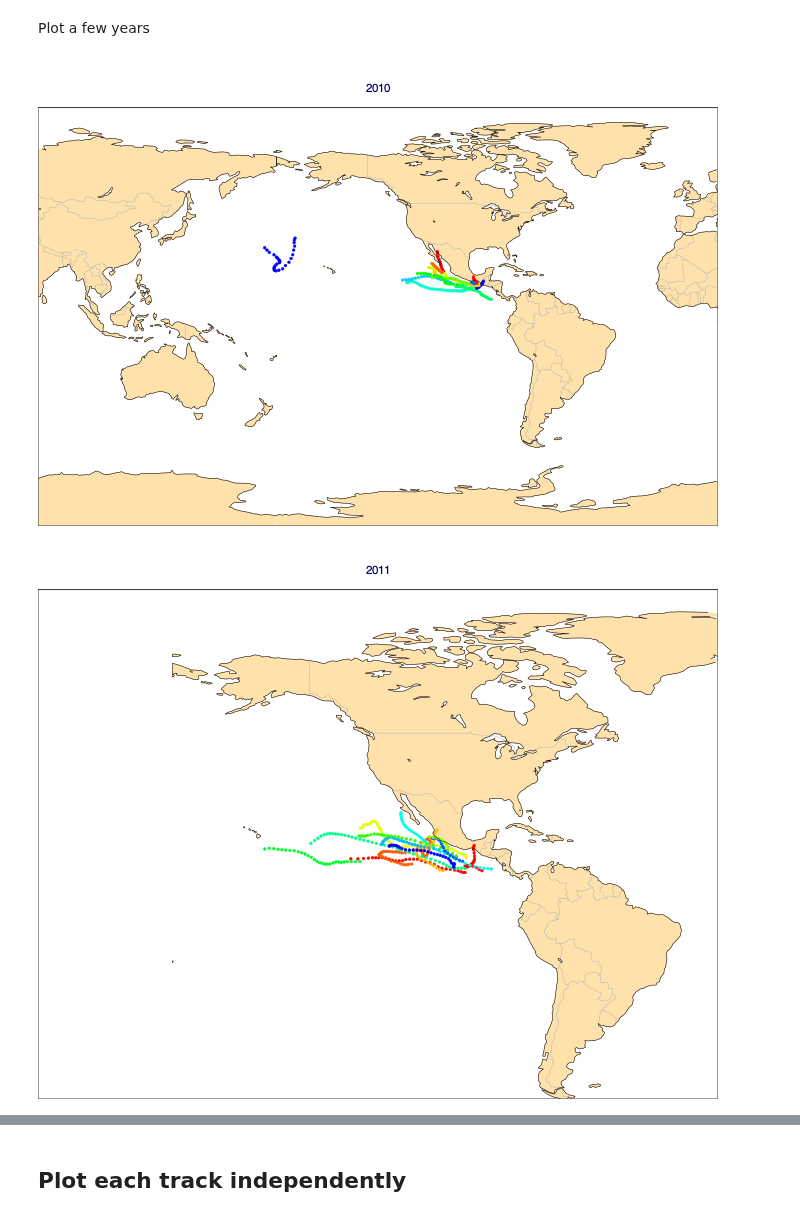
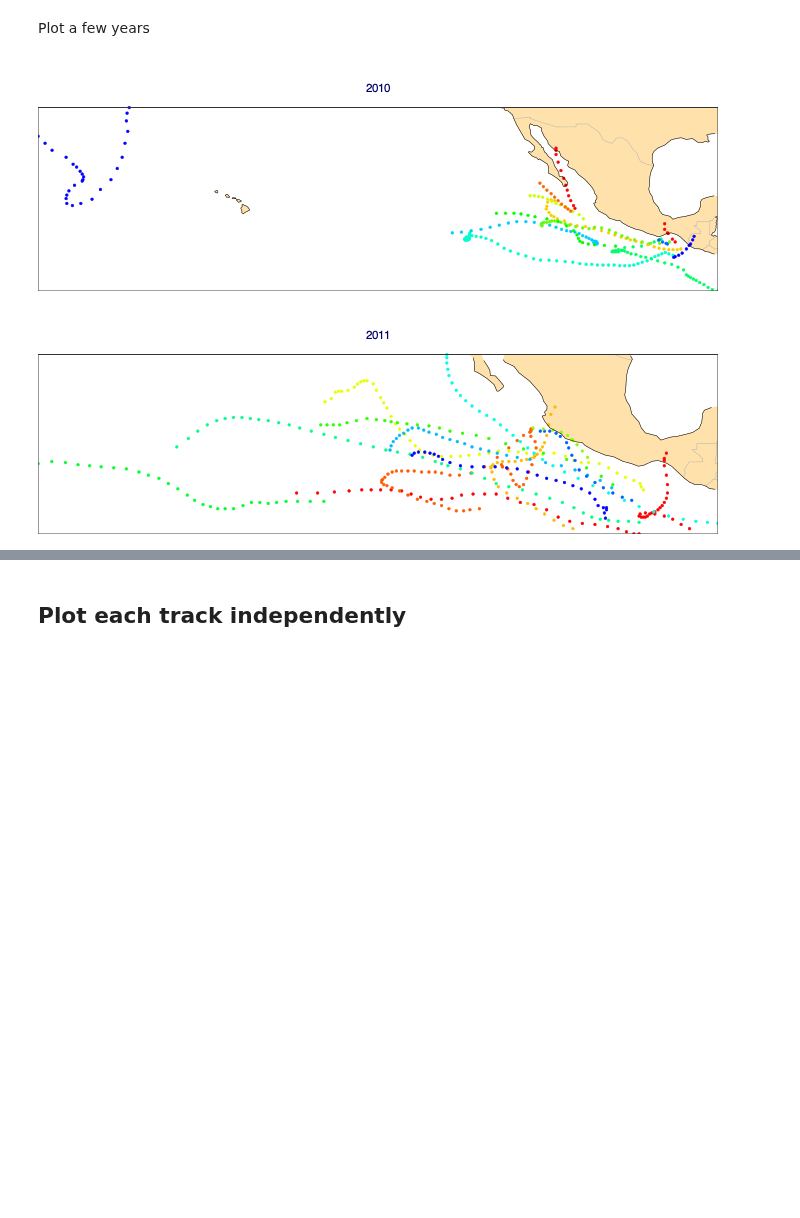
Before and after one commit to ecmwf/climetlab, a Jupyter notebook: docs/examples/11-hurricane-database.ipynb, the cells around one changed output, grey strips where cells are left out. Drawn from its saved outputs; the diff is of its cells as text; code cells hidden in the pictures; blank space fills up the shorter version.

```diff
--- a/docs/examples/11-hurricane-database.ipynb
+++ b/docs/examples/11-hurricane-database.ipynb
@@ -126,10 +126,9 @@ Plot a few years
 # %%
 for year in range(2010, 2020):
     cml.plot_map(df[df.year == year],
                  column='number',
                  title=year,
-                 margins=1,
                  style='rainbow-markers')
 # %% [output]
-[figure, old version]
+[figure, new version]
-[figure, old version]
+[figure, new version]
```
Also changed, not shown: parts of 3 cells of this notebook, 16 other files.
